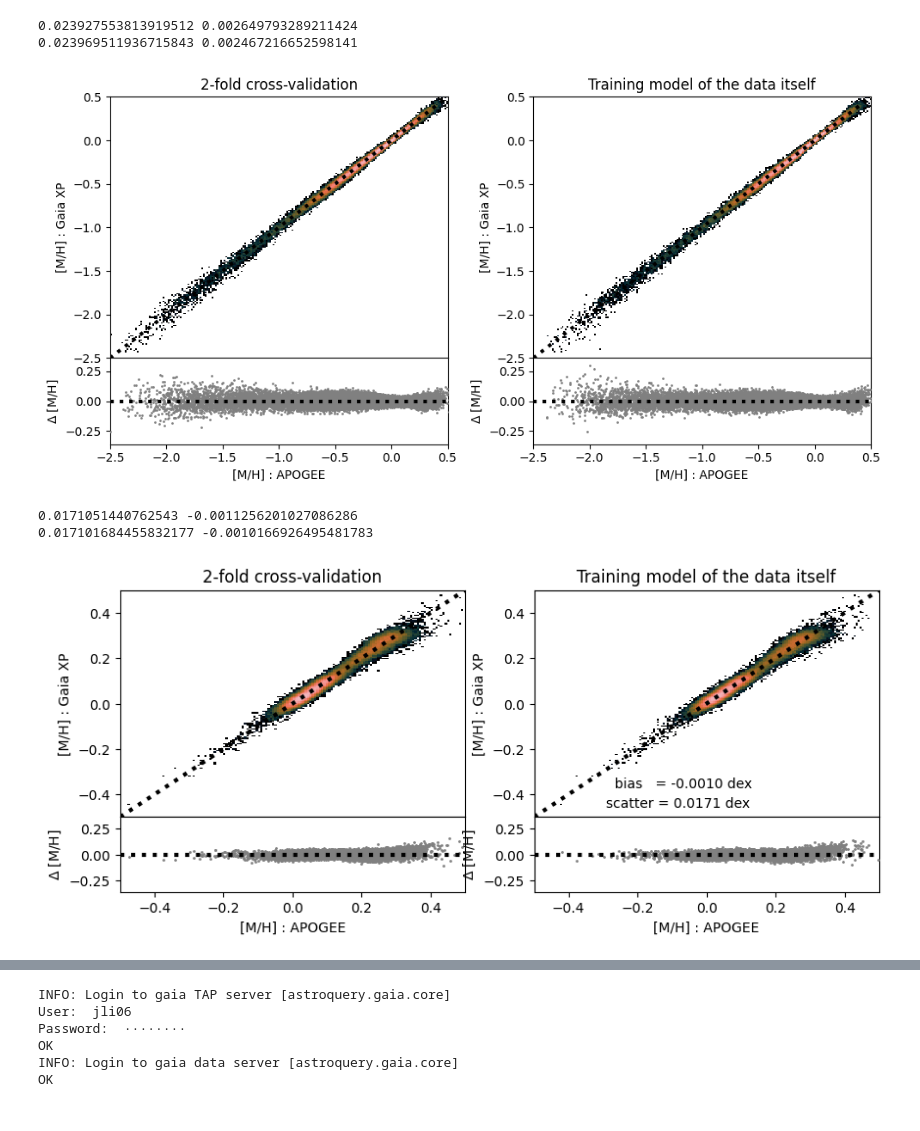
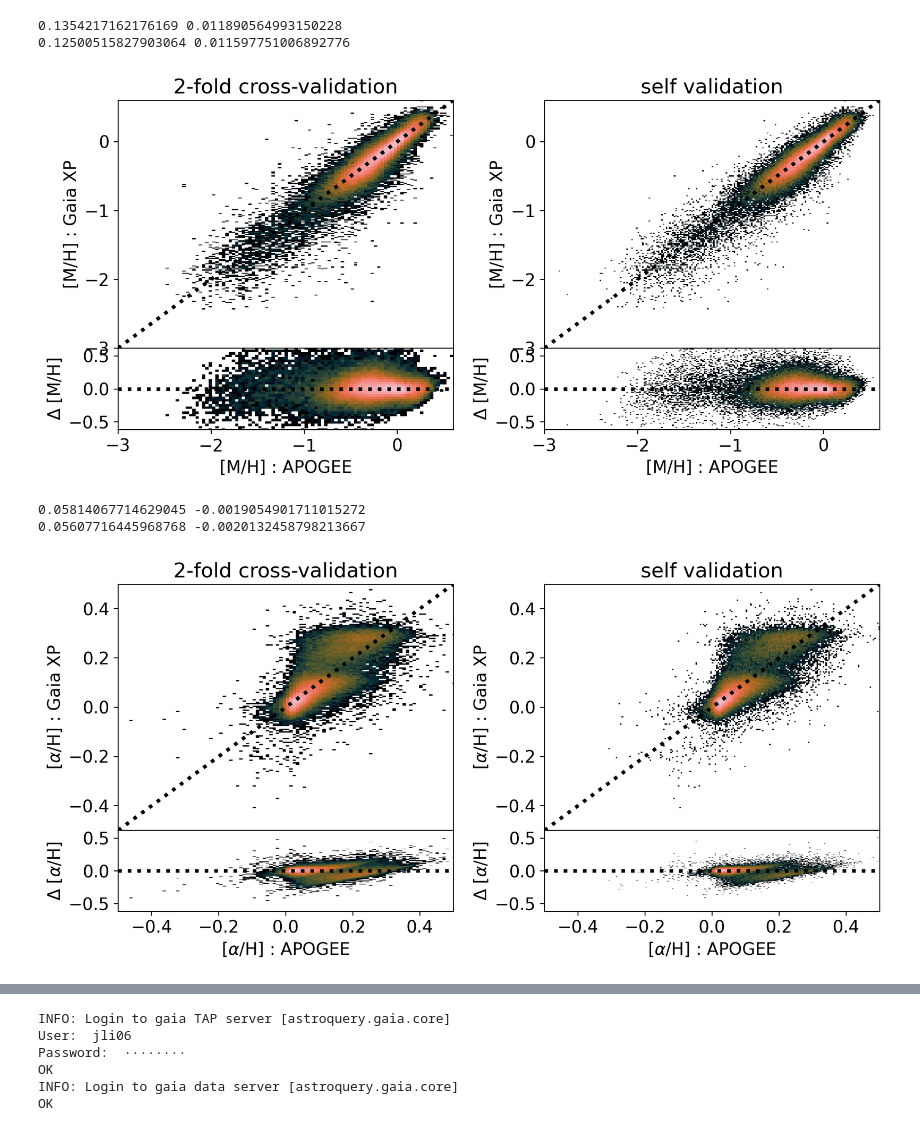
Before and after one commit to jiadonglee/aspgap, a Jupyter notebook: docs/plot_XP.ipynb, the cells around one changed output, grey strips where cells are left out. Cells and saved outputs as stored; diff of their text form; code cells hidden in the pictures.

Commit message:
train xp

```diff
--- a/docs/plot_XP.ipynb
+++ b/docs/plot_XP.ipynb
@@ -0,0 +35,4 @@
+# %%
+data_dir = os.environ["GAIA_TOOLS_DATA"]+"/model/GXPcont_abundance/"
+df = pd.read_csv(data_dir+"xp_valid.csv")
+print(df.shape, df.columns)
@@ -78,10 +81,10 @@ print(df.shape, df.columns)
 # %%
 fig, axs = plt.subplots(1,2, figsize=(10,5))
 
-ylabel = ['moh_model_cross', 'moh_model_same']
+ylabel = ['moh_model_cross', 'moh_model_self']
 for i,ax in enumerate(axs.ravel()):
 
-    ax, ax_s = draw_compare_sim(ax, df['M_H'], df[ylabel[i]], xmin=-2.5, xmax=0.5)
+    ax, ax_s = draw_compare_sim(ax, df['M_H'], df[ylabel[i]], xmin=-3.0, xmax=0.6)
 
     ax_s.set_xlabel(r"[M/H] : APOGEE");
     ax_s.set_ylabel(r'$\Delta$ [M/H]');
@@ -90,27 +93,34 @@ for i,ax in enumerate(axs.ravel()):
     if i==0:
         ax.set_title("2-fold cross-validation");
     else:
-        ax.set_title("Training model of the data itself");
+        ax.set_title("self validation");
 
 plt.tight_layout()
 # %% [output]
-0.023927553813919512 0.002649793289211424
-0.023969511936715843 0.002467216652598141
+0.1354217162176169 0.011890564993150228
+0.12500515827903064 0.011597751006892776
-[figure, old version]
+[figure, new version]
 # %%
-fig, axs = plt.subplots(1,2, figsize=(10,4))
+fig, axs = plt.subplots(1,2, figsize=(10,5))
 ax1, ax2 = axs.ravel()
 
-ylabel = ['aom_model_cross', 'aom_model_same']
+ylabel = ['aom_model_cross', 'aom_model_self']
+
 for i,ax in enumerate(axs.ravel()):
 
     ax, ax_s = draw_compare_sim(ax, df['ALPHA_M'], df[ylabel[i]], xmin=-0.5, xmax=0.5)
 
+    ax_s.set_xlabel(r"[$\alpha$/H] : APOGEE");
+    ax_s.set_ylabel(r'$\Delta$ [$\alpha$/H]');
+    ax.set_ylabel(r"[$\alpha$/H] : Gaia XP");
+
     if i==0:
         ax.set_title("2-fold cross-validation");
     else:
-        ax.set_title("Training model of the data itself");
+        ax.set_title("self validation");
+
+plt.tight_layout()
 # %% [output]
-0.0171051440762543 -0.0011256201027086286
-0.017101684455832177 -0.0010166926495481783
+0.05814067714629045 -0.0019054901711015272
+0.05607716445968768 -0.0020132458798213667
-[figure, old version]
+[figure, new version]
```
Also changed, not shown: parts of 63 cells of this notebook, 15 other files.
